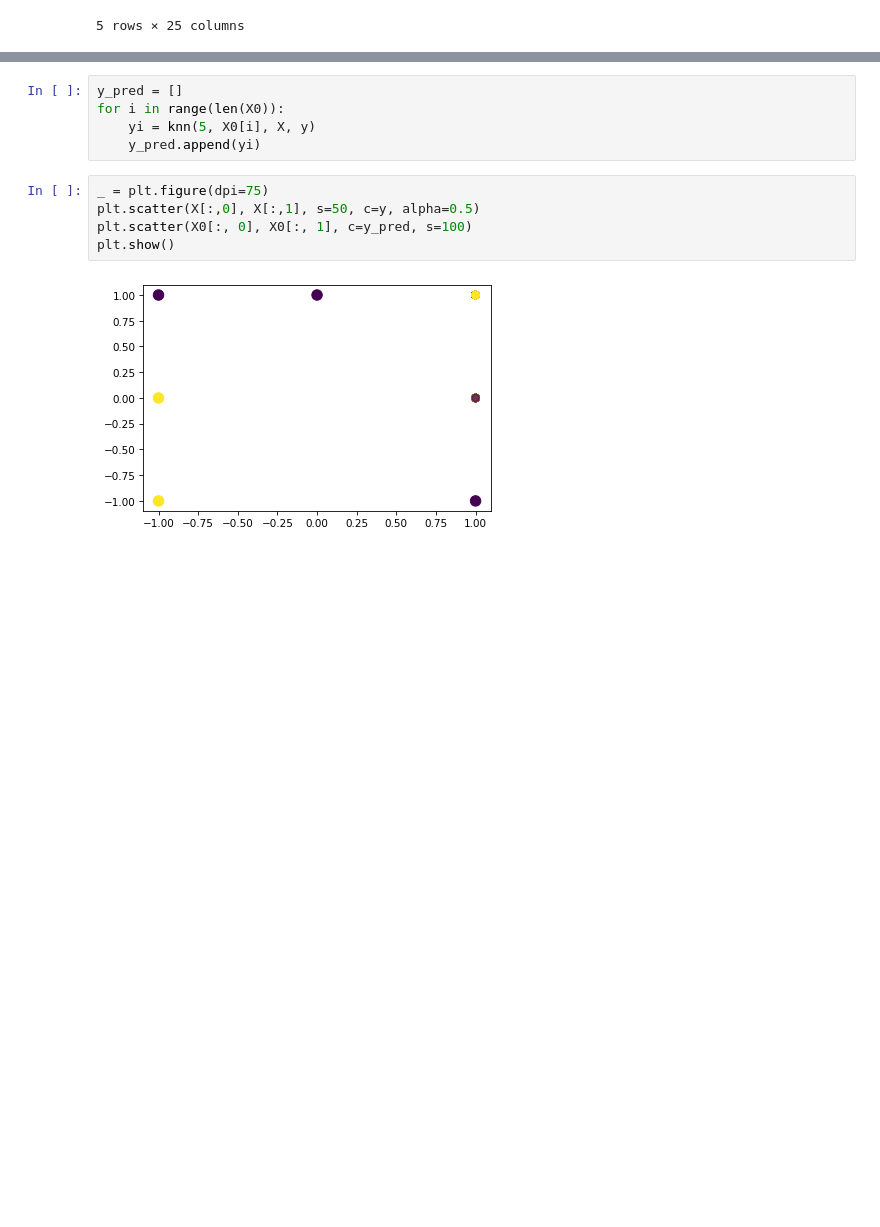
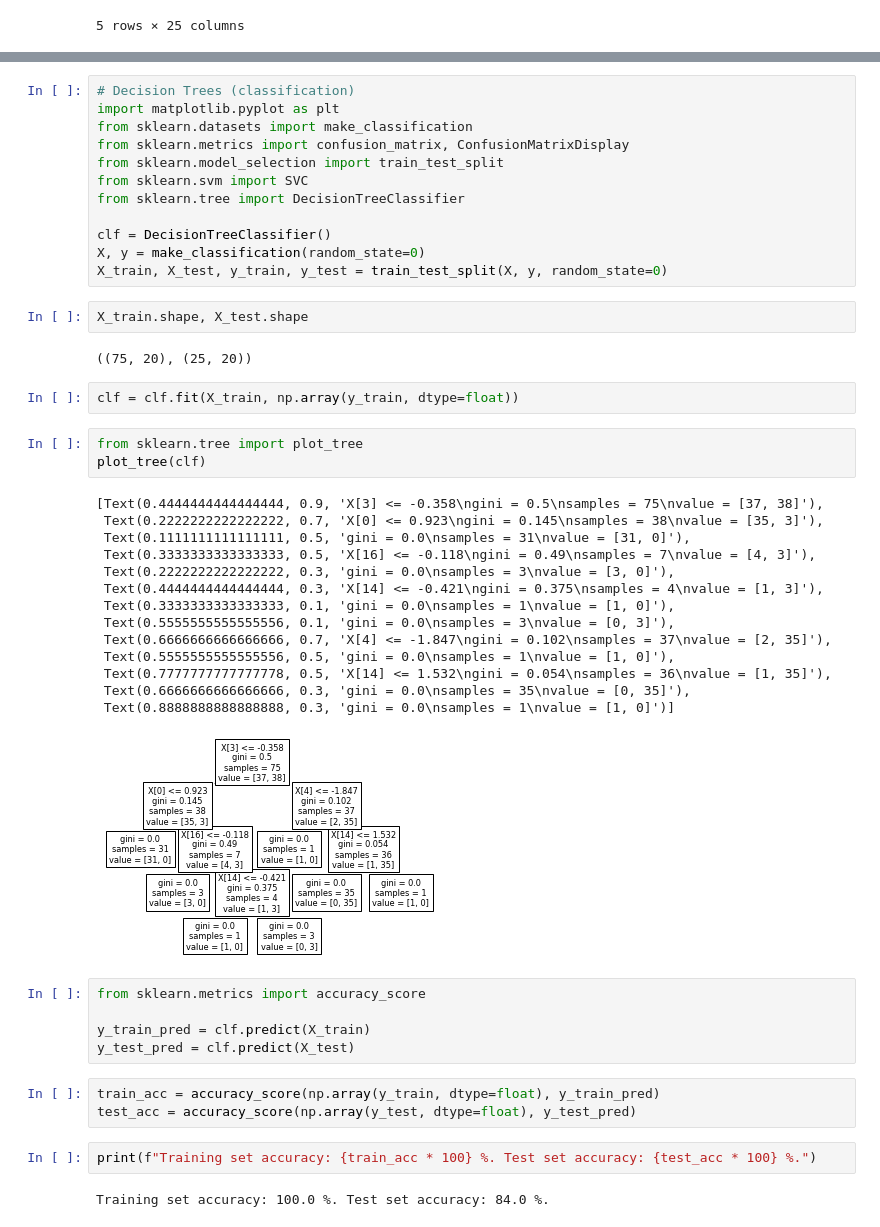
Before and after one commit to madina1211/software-packs-project-phising-website, a Jupyter notebook: Software_packs_project.ipynb, the cells around one changed output, grey strips where cells are left out. Cells and saved outputs as stored; diff of their text form; blank space fills up the shorter version.

```diff
--- a/Software_packs_project.ipynb
+++ b/Software_packs_project.ipynb
@@ -348,12 +250,48 @@ plt.show()
-# %%
-y_pred = []
-for i in range(len(X0)):
-    yi = knn(5, X0[i], X, y)
-    y_pred.append(yi)
-# %%
-_ = plt.figure(dpi=75)
-plt.scatter(X[:,0], X[:,1], s=50, c=y, alpha=0.5)
-plt.scatter(X0[:, 0], X0[:, 1], c=y_pred, s=100)
-plt.show()
-# %% [output]
-[figure, removed]
+# %%
+# Decision Trees (classification)
+import matplotlib.pyplot as plt
+from sklearn.datasets import make_classification
+from sklearn.metrics import confusion_matrix, ConfusionMatrixDisplay
+from sklearn.model_selection import train_test_split
+from sklearn.svm import SVC
+from sklearn.tree import DecisionTreeClassifier
+
+clf = DecisionTreeClassifier()
+X, y = make_classification(random_state=0)
+X_train, X_test, y_train, y_test = train_test_split(X, y, random_state=0)
+# %%
+X_train.shape, X_test.shape
+# %% [output]
+((75, 20), (25, 20))
+# %%
+clf = clf.fit(X_train, np.array(y_train, dtype=float))
+# %%
+from sklearn.tree import plot_tree
+plot_tree(clf)
+# %% [output]
+[Text(0.4444444444444444, 0.9, 'X[3] <= -0.358\ngini = 0.5\nsamples = 75\nvalue = [37, 38]'),
+ Text(0.2222222222222222, 0.7, 'X[0] <= 0.923\ngini = 0.145\nsamples = 38\nvalue = [35, 3]'),
+ Text(0.1111111111111111, 0.5, 'gini = 0.0\nsamples = 31\nvalue = [31, 0]'),
+ Text(0.3333333333333333, 0.5, 'X[16] <= -0.118\ngini = 0.49\nsamples = 7\nvalue = [4, 3]'),
+ Text(0.2222222222222222, 0.3, 'gini = 0.0\nsamples = 3\nvalue = [3, 0]'),
+ Text(0.4444444444444444, 0.3, 'X[14] <= -0.421\ngini = 0.375\nsamples = 4\nvalue = [1, 3]'),
+ Text(0.3333333333333333, 0.1, 'gini = 0.0\nsamples = 1\nvalue = [1, 0]'),
+ Text(0.5555555555555556, 0.1, 'gini = 0.0\nsamples = 3\nvalue = [0, 3]'),
+ Text(0.6666666666666666, 0.7, 'X[4] <= -1.847\ngini = 0.102\nsamples = 37\nvalue = [2, 35]'),
+ Text(0.5555555555555556, 0.5, 'gini = 0.0\nsamples = 1\nvalue = [1, 0]'),
+ Text(0.7777777777777778, 0.5, 'X[14] <= 1.532\ngini = 0.054\nsamples = 36\nvalue = [1, 35]'),
+ Text(0.6666666666666666, 0.3, 'gini = 0.0\nsamples = 35\nvalue = [0, 35]'),
+ Text(0.8888888888888888, 0.3, 'gini = 0.0\nsamples = 1\nvalue = [1, 0]')]
+[figure, added]
+# %%
+from sklearn.metrics import accuracy_score
+
+y_train_pred = clf.predict(X_train)
+y_test_pred = clf.predict(X_test)
+# %%
+train_acc = accuracy_score(np.array(y_train, dtype=float), y_train_pred)
+test_acc = accuracy_score(np.array(y_test, dtype=float), y_test_pred)
+# %%
+print(f"Training set accuracy: {train_acc * 100} %. Test set accuracy: {test_acc * 100} %.")
+# %% [output]
+Training set accuracy: 100.0 %. Test set accuracy: 84.0 %.
```
Also changed, not shown: parts of 18 cells of this notebook.
